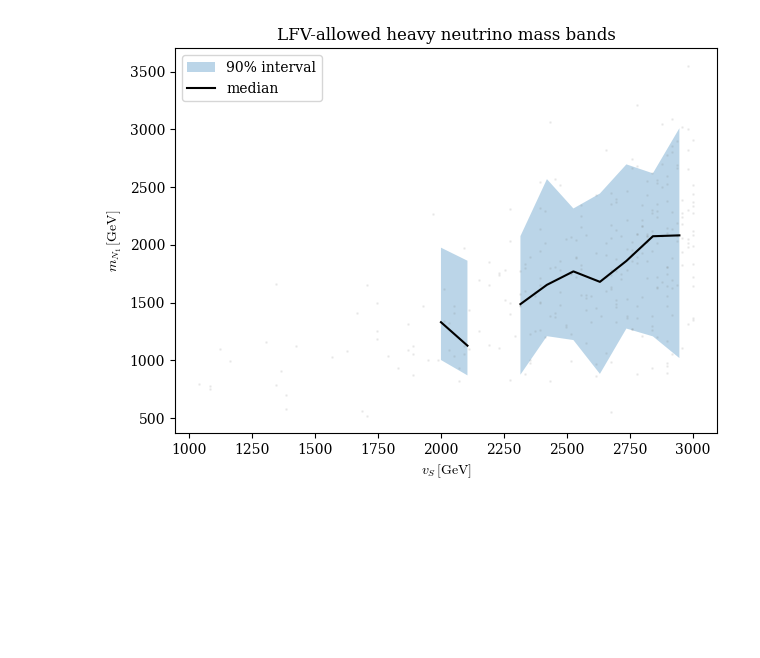
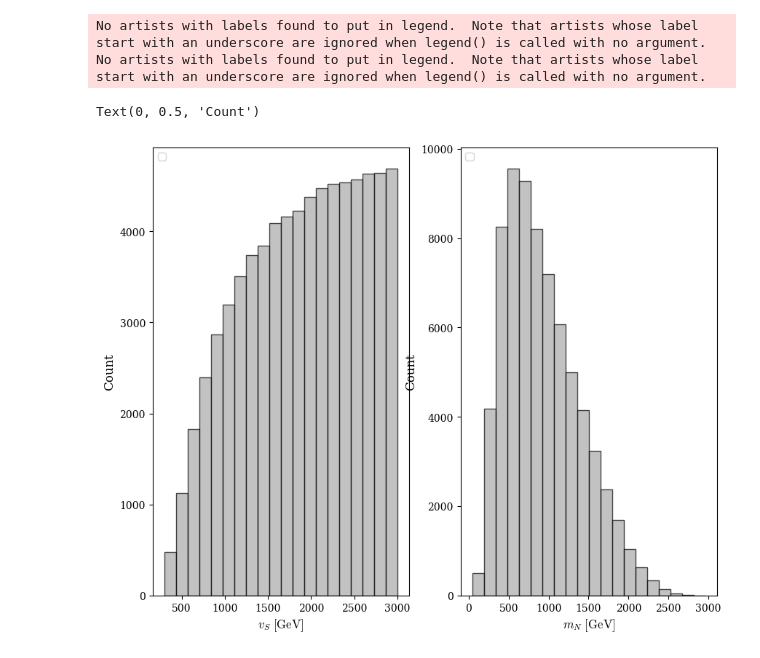
Before and after one commit to robalvess/Goofy-Scalar, a Jupyter notebook: Goofy_Neutrino/inverse_seesaw_scan.ipynb, the cells around one changed output. Saved outputs shown, nothing was run; the diff lists cells and outputs as text; code cells hidden in the pictures; blank space fills up the shorter version.

```diff
--- a/Goofy_Neutrino/inverse_seesaw_scan.ipynb
+++ b/Goofy_Neutrino/inverse_seesaw_scan.ipynb
@@ -280,40 +285,62 @@ TypeError: a must be an array of real numbers
+# %%
+#Histogram for vS
+
+fig, ax = plt.subplots(1, 2, figsize=(10,8))
+
+vS_vals, mN_vals = np.array(vS_plot), np.array(mN_plot)
+
+bins = np.logspace(np.log10(300), np.log10(3000), 20) # I used 10 bins, because in the end we were looking only in the range 2000 - 3000 GeV, for 100 events
+vS_centers = vS_centers = np.sqrt(bins[:-1] * bins[1:]) # Centers of the bins
+
+ax[0].hist(vS_vals, bins=20, color='#A9A9A9', edgecolor='black', alpha=0.7)
+ax[0].legend(loc='upper left', frameon=True, framealpha=0.8)
+ax[0].set_xlabel(r'$v_S\ \mathrm{[GeV]}$', fontsize=12)
+ax[0].set_ylabel('Count', fontsize=12)
+
+ax[1].hist(mN_vals, bins=20, color='#A9A9A9', edgecolor='black', alpha=0.7)
+ax[1].legend(loc='upper left', frameon=True, framealpha=0.8)
+ax[1].set_xlabel(r'$m_N\ \mathrm{[GeV]}$', fontsize=12)
+ax[1].set_ylabel('Count', fontsize=12)
+# %% [output]
+No artists with labels found to put in legend.  Note that artists whose label start with an underscore are ignored when legend() is called with no argument.
+No artists with labels found to put in legend.  Note that artists whose label start with an underscore are ignored when legend() is called with no argument.
+Text(0, 0.5, 'Count')
+[figure, added]
 # %%
-'''In here I want to creat a statistical meaningfull representation. So I will bin in vS and get percentiles of mN in each bin.
-We can see in the plot that the preferred masses are of order 1 TeV, so we can expect that the median will be around there.'''
+# '''In here I want to creat a statistical meaningfull representation. So I will bin in vS and get percentiles of mN in each bin.
+# We can see in the plot that the preferred masses are of order 1 TeV, so we can expect that the median will be around there.'''
 
 
-vS_vals, mN_vals = zip(*light_heavy_passes)
-vS_vals, mN_vals = np.array(vS_vals), np.array(mN_vals)
+# vS_vals, mN_vals = zip(*light_heavy_passes)
+# vS_vals, mN_vals = np.array(vS_vals), np.array(mN_vals)
 
-bins = np.linspace(1000, 3000, 20) # I used 10 bins, because in the end we were looking only in the range 2000 - 3000 GeV, for 100 events
-vS_centers = 0.5*(bins[:-1] + bins[1:]) # Centers of the bins
+# bins = np.linspace(1000, 3000, 20) # I used 10 bins, because in the end we were looking only in the range 2000 - 3000 GeV, for 100 events
+# vS_centers = 0.5*(bins[:-1] + bins[1:]) # Centers of the bins
 
-p05, p50, p95 = [], [], []
+# p05, p50, p95 = [], [], []
 
-for i in range(len(bins)-1):
-    mask = (vS_vals >= bins[i]) & (vS_vals < bins[i+1])
-    if np.sum(mask) < 9:
-        p05.append(np.nan)
-        p50.append(np.nan)
-        p95.append(np.nan)
-        continue
-    p05.append(np.percentile(mN_vals[mask], 5))
-    p50.append(np.percentile(mN_vals[mask], 50))
-    p95.append(np.percentile(mN_vals[mask], 95))
+# for i in range(len(bins)-1):
+#     mask = (vS_vals >= bins[i]) & (vS_vals < bins[i+1])
+#     if np.sum(mask) < 9:
+#         p05.append(np.nan)
+#         p50.append(np.nan)
+#         p95.append(np.nan)
+#         continue
+#     p05.append(np.percentile(mN_vals[mask], 5))
+#     p50.append(np.percentile(mN_vals[mask], 50))
+#     p95.append(np.percentile(mN_vals[mask], 95))
 
 
-plt.figure(figsize=(7,5))
-plt.fill_between(vS_centers, p05, p95, alpha=0.3, label='90% interval')
-plt.plot(vS_centers, p50, 'k-', label='median')
-#plt.yscale('log')
-plt.xlabel(r'$v_S\,[\mathrm{GeV}]$')
-plt.ylabel(r'$m_{N_1}\,[\mathrm{GeV}]$')
-plt.legend()
-plt.title('LFV-allowed heavy neutrino mass bands')
-plt.scatter(vS_vals, mN_vals, alpha=0.1, s=1, color='gray', label='Raw Samples')
-plt.show()
+# plt.figure(figsize=(7,5))
+# plt.fill_between(vS_centers, p05, p95, alpha=0.3, label='90% interval')
+# plt.plot(vS_centers, p50, 'k-', label='median')
+# #plt.yscale('log')
+# plt.xlabel(r'$v_S\,[\mathrm{GeV}]$')
+# plt.ylabel(r'$m_{N_1}\,[\mathrm{GeV}]$')
+# plt.legend()
+# plt.title('LFV-allowed heavy neutrino mass bands')
+# plt.scatter(vS_vals, mN_vals, alpha=0.1, s=1, color='gray', label='Raw Samples')
+# plt.show()
-# %% [output]
-[figure, removed]
 # %%
 import numpy as np
 import matplotlib.pyplot as plt
```
Also changed, not shown: parts of 11 cells of this notebook, 4 other files.
